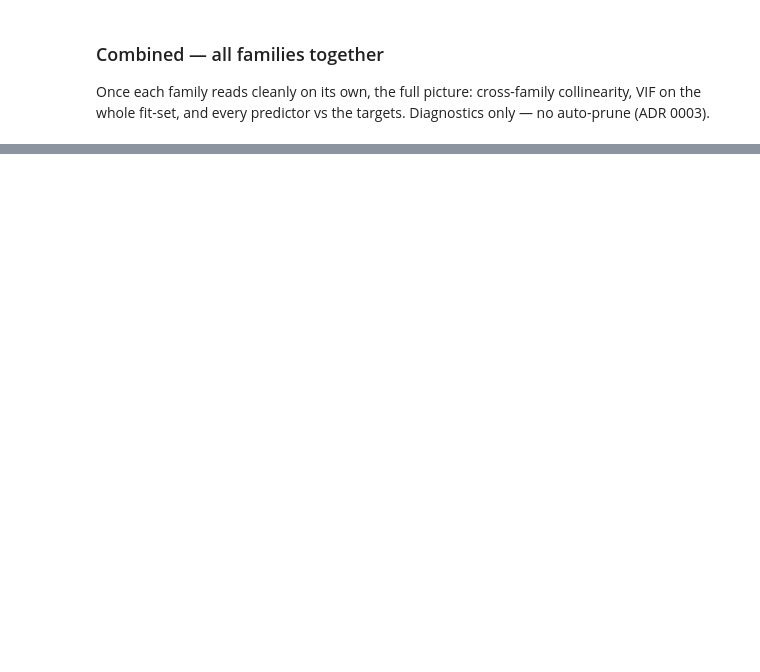
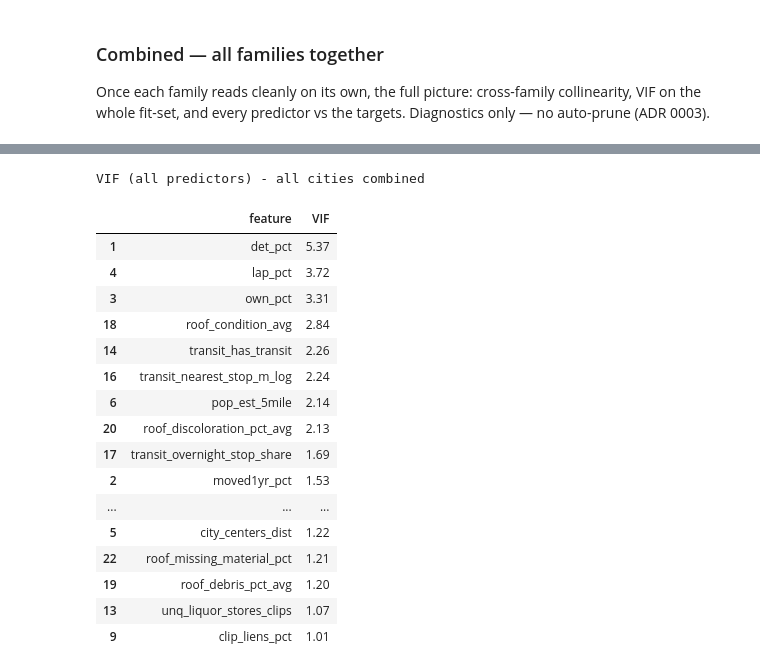
Before and after one commit to eprashar-clgx/crime-idx-2026, a Jupyter notebook: notebooks/regression_modelling/distributions/01_eda.ipynb, the cells around one changed output, grey strips where cells are left out. Saved outputs shown, nothing was run; the diff lists cells and outputs as text; code cells hidden in the pictures; blank space fills up the shorter version.

```diff
--- a/notebooks/regression_modelling/distributions/01_eda.ipynb
+++ b/notebooks/regression_modelling/distributions/01_eda.ipynb
@@ -263,3 +452,26 @@ for city, df in tables.items():
+# %%
+# VIF over the union of 3 dataframes
+print(f"VIF (all predictors) - all cities combined")
+display(vif_table(df_all, PREDICTOR_COLS))
+# %% [output]
+VIF (all predictors) - all cities combined
+|  | feature | VIF |
+| 1 | det_pct | 5.37 |
+| 4 | lap_pct | 3.72 |
+| 3 | own_pct | 3.31 |
+| 18 | roof_condition_avg | 2.84 |
+| 14 | transit_has_transit | 2.26 |
+| 16 | transit_nearest_stop_m_log | 2.24 |
+| 6 | pop_est_5mile | 2.14 |
+| 20 | roof_discoloration_pct_avg | 2.13 |
+| 17 | transit_overnight_stop_share | 1.69 |
+| 2 | moved1yr_pct | 1.53 |
+| ... | ... | ... |
+| 5 | city_centers_dist | 1.22 |
+| 22 | roof_missing_material_pct | 1.21 |
+| 19 | roof_debris_pct_avg | 1.20 |
+| 13 | unq_liquor_stores_clips | 1.07 |
+| 9 | clip_liens_pct | 1.01 |
 # %%
 # combined VIF over the full fit-set
 for city, df in tables.items():
```
Also changed, not shown: parts of 23 cells of this notebook, 1 other file.
